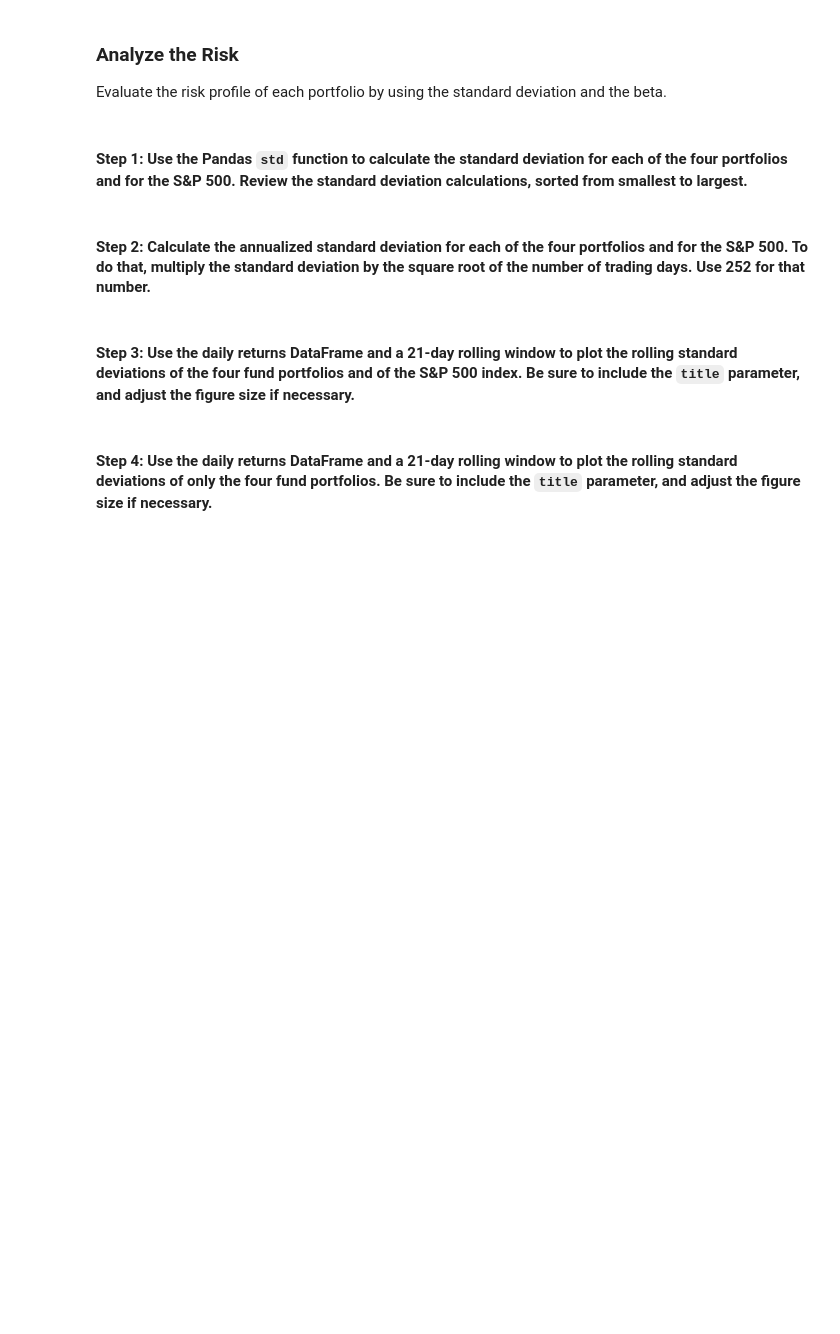
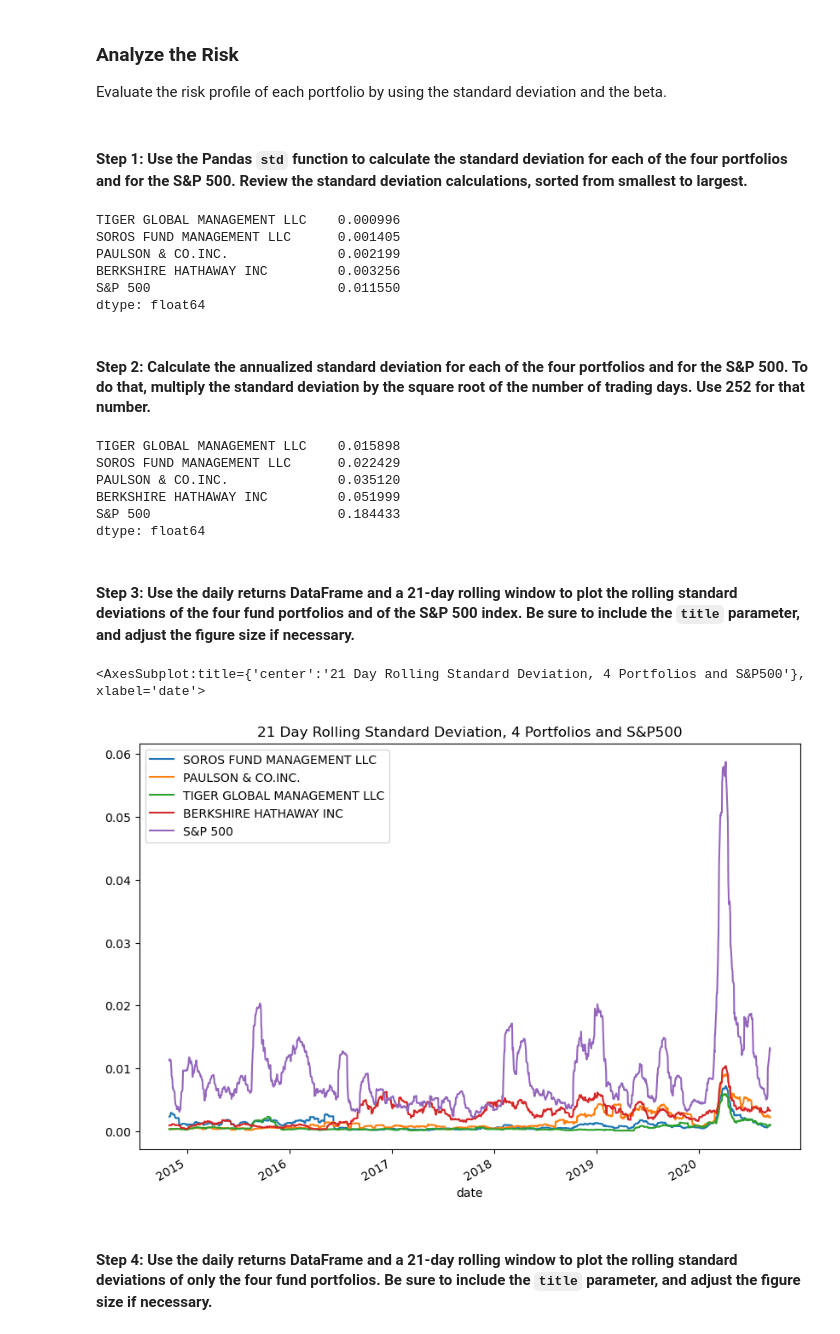
Before and after one commit to DanHerman212/challenge4, a Jupyter notebook: risk_return_analysis.ipynb, the cells around one changed output. Cells and saved outputs as stored; diff of their text form; code cells hidden in the pictures; blank space fills up the shorter version.

Commit message:
Savepoint: Completed Analyze Risk, next Analyze Risk-Return Profile

```diff
--- a/risk_return_analysis.ipynb
+++ b/risk_return_analysis.ipynb
@@ -228,20 +228,41 @@ Evaluate the risk profile of each portfolio by using the standard deviation and
 # %%
 # Calculate and sort the standard deviation for all 4 portfolios and the S&P 500
 # Review the standard deviations sorted smallest to largest
-# YOUR CODE HERE
+daily_returns_nav_spx.std().sort_values()
+# %% [output]
+TIGER GLOBAL MANAGEMENT LLC    0.000996
+SOROS FUND MANAGEMENT LLC      0.001405
+PAULSON & CO.INC.              0.002199
+BERKSHIRE HATHAWAY INC         0.003256
+S&P 500                        0.011550
+dtype: float64
 # %% [markdown]
 #### Step 2: Calculate the annualized standard deviation for each of the four portfolios and for the S&P 500. To do that, multiply the standard deviation by the square root of the number of trading days. Use 252 for that number.
 # %%
 # Calculate and sort the annualized standard deviation (252 trading days) of the 4 portfolios and the S&P 500
 # Review the annual standard deviations smallest to largest
-# YOUR CODE HERE
+trading_days = 255
+
+annual_standard_deviation = daily_returns_nav_spx.std() * np.sqrt(trading_days)
+annual_standard_deviation.sort_values()
+# %% [output]
+TIGER GLOBAL MANAGEMENT LLC    0.015898
+SOROS FUND MANAGEMENT LLC      0.022429
+PAULSON & CO.INC.              0.035120
+BERKSHIRE HATHAWAY INC         0.051999
+S&P 500                        0.184433
+dtype: float64
 # %% [markdown]
 #### Step 3: Use the daily returns DataFrame and a 21-day rolling window to plot the rolling standard deviations of the four fund portfolios and of the S&P 500 index. Be sure to include the `title` parameter, and adjust the figure size if necessary.
 # %%
 # Using the daily returns DataFrame and a 21-day rolling window,
 # plot the rolling standard deviation of the 4 portfolios and the S&P 500
 # Include a title parameter and adjust the figure size
-# YOUR CODE HERE
+daily_returns_nav_spx.rolling(window=21).std().plot(
+    figsize=(10,7), title="21 Day Rolling Standard Deviation, 4 Portfolios and S&P500")
+# %% [output]
+<AxesSubplot:title={'center':'21 Day Rolling Standard Deviation, 4 Portfolios and S&P500'}, xlabel='date'>
+[figure, added]
 # %% [markdown]
 #### Step 4: Use the daily returns DataFrame and a 21-day rolling window to plot the rolling standard deviations of only the four fund portfolios. Be sure to include the `title` parameter, and adjust the figure size if necessary.
 # %%
```
Also changed, not shown: parts of 4 cells of this notebook.
